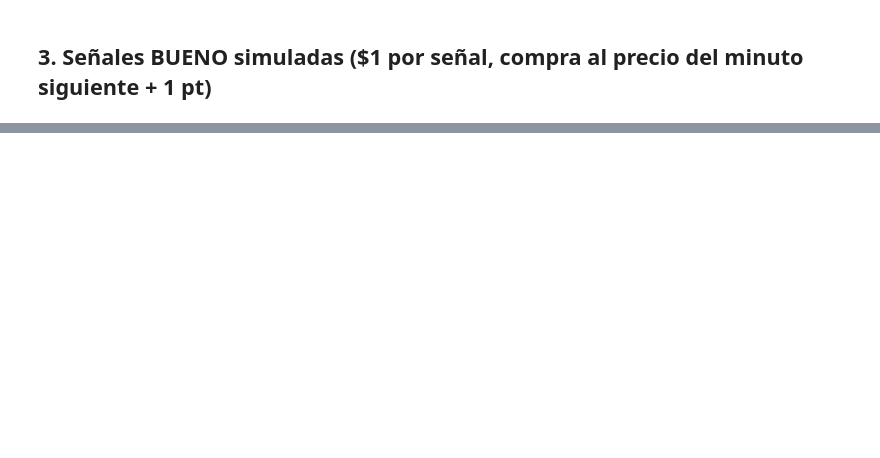
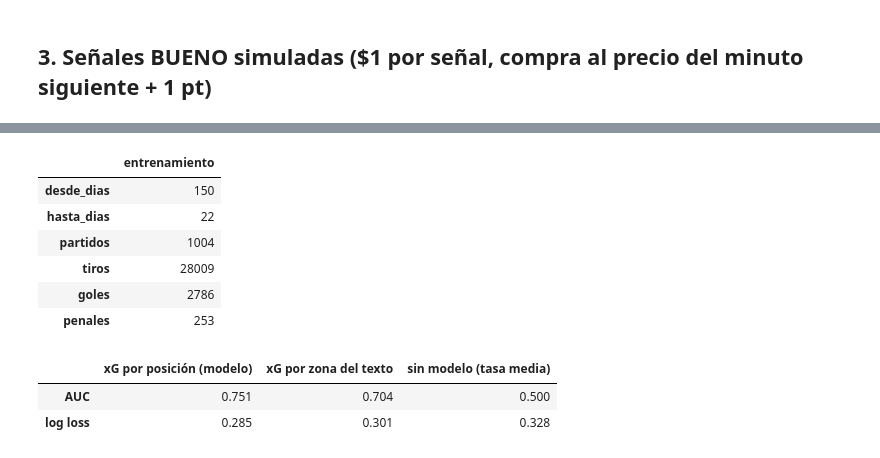
Before and after one commit to 0260932/datos-masivos-champions-league, a Jupyter notebook: notebooks/03_backtest_xg_mercado.ipynb, the cells around one changed output, grey strips where cells are left out. Drawn from its saved outputs; the diff is of its cells as text; code cells hidden in the pictures; blank space fills up the shorter version.

```diff
--- a/notebooks/03_backtest_xg_mercado.ipynb
+++ b/notebooks/03_backtest_xg_mercado.ipynb
@@ -103,0 +110,20 @@ pd.DataFrame(resultados["senales"]).round(3)
+# %%
+import json
+xg_modelo = json.loads((ROOT / "data" / "live" / "modelo" / "xg_modelo.json").read_text(encoding="utf-8"))
+display(pd.Series(xg_modelo["entrenamiento"], name="entrenamiento").to_frame())
+pd.DataFrame({
+    "xG por posición (modelo)": {"AUC": xg_modelo["validacion"]["auc"], "log loss": xg_modelo["validacion"]["log_loss"]},
+    "xG por zona del texto": {"AUC": xg_modelo["validacion"]["auc_xg_por_zona"], "log loss": xg_modelo["validacion"]["log_loss_xg_por_zona"]},
+    "sin modelo (tasa media)": {"AUC": 0.5, "log loss": xg_modelo["validacion"]["log_loss_base"]},
+}).round(3)
+# %% [output]
+|  | entrenamiento |
+| desde_dias | 150 |
+| hasta_dias | 22 |
+| partidos | 1004 |
+| tiros | 28009 |
+| goles | 2786 |
+| penales | 253 |
+|  | xG por posición (modelo) | xG por zona del texto | sin modelo (tasa media) |
+| AUC | 0.751 | 0.704 | 0.500 |
+| log loss | 0.285 | 0.301 | 0.328 |
```
Also changed, not shown: parts of 13 cells of this notebook, 15 other files.
